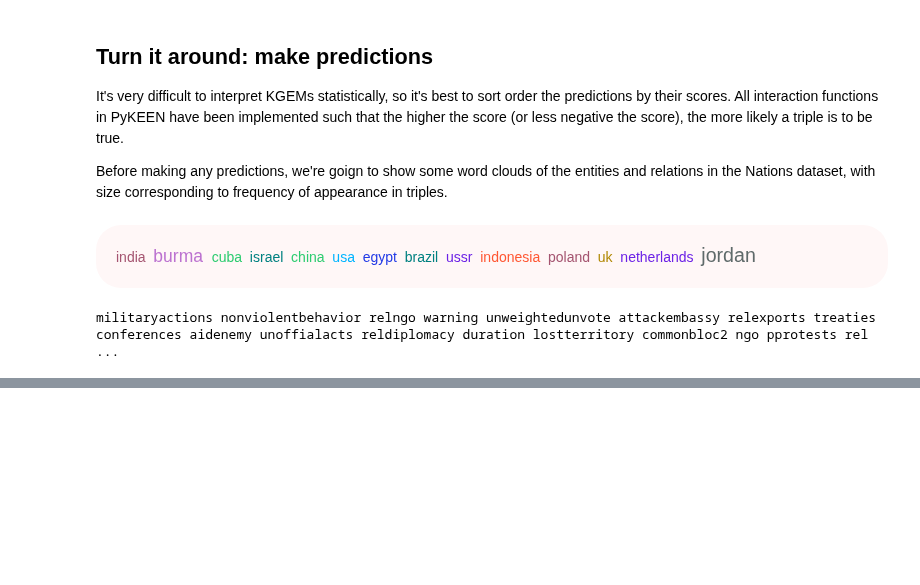
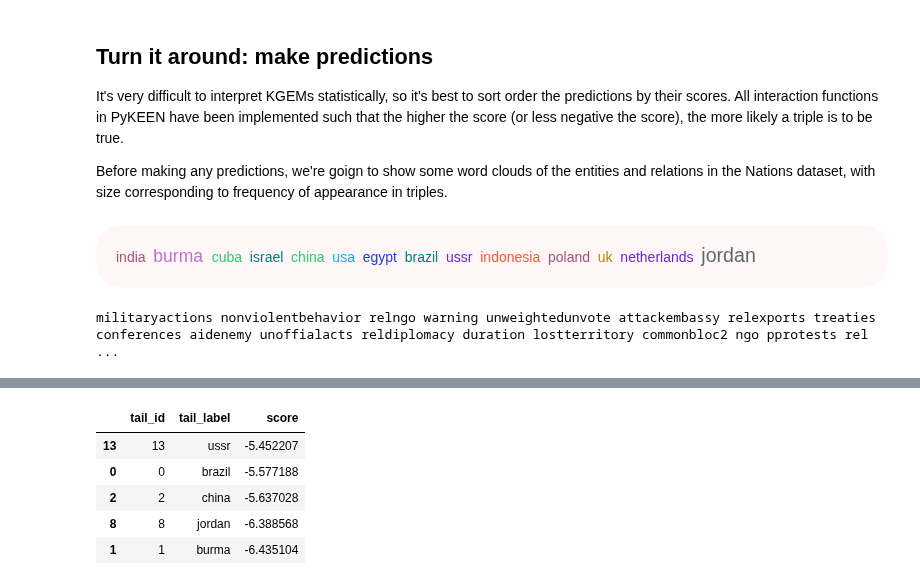
Before and after one commit to pykeen/pykeen, a Jupyter notebook: notebooks/hello_world/Hello World!.ipynb, the cells around one changed output, grey strips where cells are left out. Cells and saved outputs as stored; diff of their text form; code cells hidden in the pictures; blank space fills up the shorter version.

```diff
--- a/notebooks/hello_world/Hello World!.ipynb
+++ b/notebooks/hello_world/Hello World!.ipynb
@@ -138 +160,11 @@ militaryactions nonviolentbehavior relngo warning unweightedunvote attackembassy
+# %%
+# Automatically filter out non-novel predictions (e.g. in training or in testing is True)
+model.predict_tails('brazil', 'intergovorgs', testing=testing_mapped_triples, remove_known=True)
+# %% [output]
+|  | tail_id | tail_label | score |
+| 13 | 13 | ussr | -5.452207 |
+| 0 | 0 | brazil | -5.577188 |
+| 2 | 2 | china | -5.637028 |
+| 8 | 8 | jordan | -6.388568 |
+| 1 | 1 | burma | -6.435104 |
 # %%
```
Also changed, not shown: parts of 9 cells of this notebook, 3 other files.
